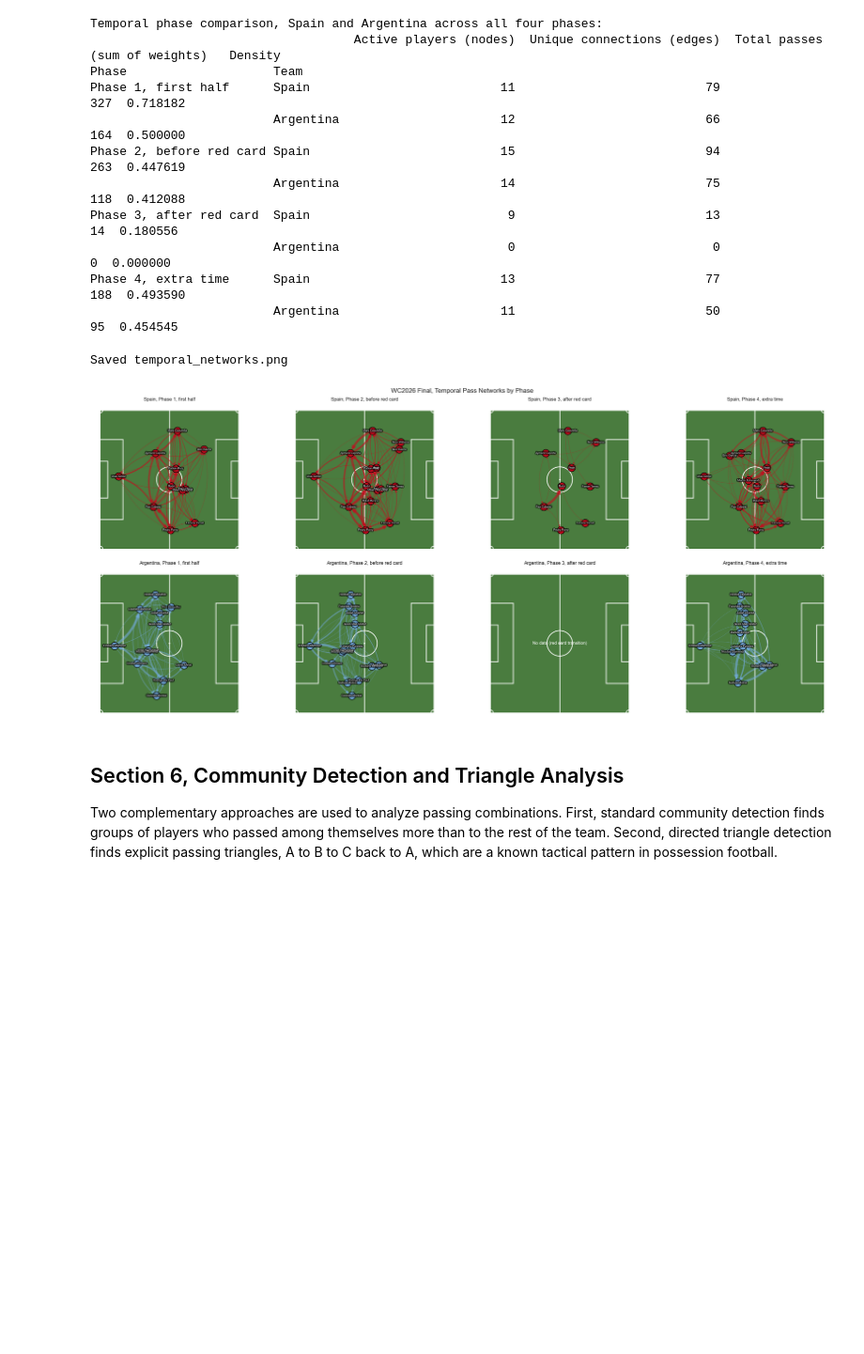
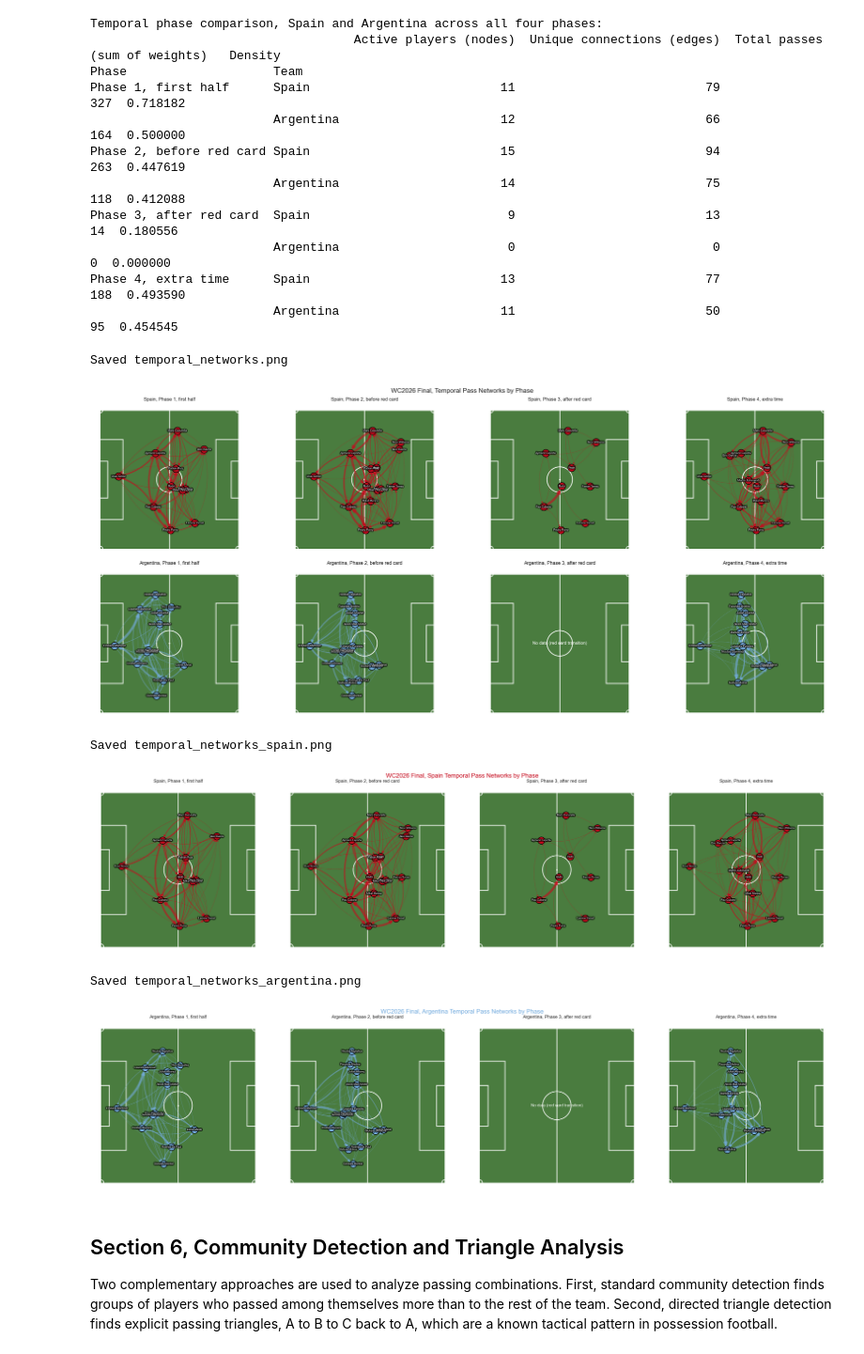
Before and after one commit to pyrawn/Worldcup-Final-Match-Network-Analysis, a Jupyter notebook: notebooks/02_analysis.ipynb, the cells around one changed output. Shown at 94% size. Drawn from its saved outputs; the diff is of its cells as text; code cells hidden in the pictures; blank space fills up the shorter version.

Commit message:
Bug of colors in temporal analysis fixed

```diff
--- a/notebooks/02_analysis.ipynb
+++ b/notebooks/02_analysis.ipynb
@@ -640,33 +640,66 @@ Phase 4, extra time      Spain                          13
 fig, axes = plt.subplots(2, 4, figsize=(28, 12))
 
 phase_order = ['Phase 1, first half', 'Phase 2, before red card', 'Phase 3, after red card', 'Phase 4, extra time']
 
 for col, phase_name in enumerate(phase_order):
     G_spain_phase = phase_graphs[phase_name]['Spain']
     draw_on_pitch(G_spain_phase, axes[0, col], 'Spain, ' + phase_name)
 
     G_argentina_phase = phase_graphs[phase_name]['Argentina']
     if G_argentina_phase.number_of_nodes() == 0:
         draw_pitch_background(axes[1, col])
         axes[1, col].set_title('Argentina, ' + phase_name, fontsize=12)
         axes[1, col].text(50, 50, 'No data (red card transition)', color='white', fontsize=11, ha='center', va='center', zorder=6)
     else:
         draw_on_pitch(G_argentina_phase, axes[1, col], 'Argentina, ' + phase_name)
 
 fig.suptitle('WC2026 Final, Temporal Pass Networks by Phase', fontsize=16)
 fig.tight_layout()
 
 try:
     fig.savefig('../pics/temporal_networks.png', dpi=150, bbox_inches='tight')
     print('Saved temporal_networks.png')
 except Exception as e:
     print('Failed to save temporal_networks.png:', e)
     raise
 
 plt.show()
+
+
+def plot_team_temporal(team_name, team_color, output_filename):
+    fig, axes = plt.subplots(1, 4, figsize=(28, 7))
+
+    for col, phase_name in enumerate(phase_order):
+        G_phase = phase_graphs[phase_name][team_name]
+        if G_phase.number_of_nodes() == 0:
+            draw_pitch_background(axes[col])
+            axes[col].set_title(team_name + ', ' + phase_name, fontsize=12)
+            axes[col].text(50, 50, 'No data (red card transition)', color='white', fontsize=11, ha='center', va='center', zorder=6)
+        else:
+            draw_on_pitch(G_phase, axes[col], team_name + ', ' + phase_name)
+
+    fig.suptitle('WC2026 Final, ' + team_name + ' Temporal Pass Networks by Phase', fontsize=16, color=team_color)
+    fig.tight_layout()
+
+    try:
+        fig.savefig('../pics/' + output_filename, dpi=150, bbox_inches='tight')
+        print('Saved', output_filename)
+    except Exception as e:
+        print('Failed to save', output_filename, ':', e)
+        raise
+
+    plt.show()
+
+
+plot_team_temporal('Spain', SPAIN_COLOR, 'temporal_networks_spain.png')
+plot_team_temporal('Argentina', ARGENTINA_COLOR, 'temporal_networks_argentina.png')
 # %% [output]
 Saved temporal_networks.png
 [figure]
+Saved temporal_networks_spain.png
+[figure, added]
+Saved temporal_networks_argentina.png
+[figure, added]
 # %% [markdown]
 ## Section 6, Community Detection and Triangle Analysis
 
```
Also changed, not shown: 2 other files.
